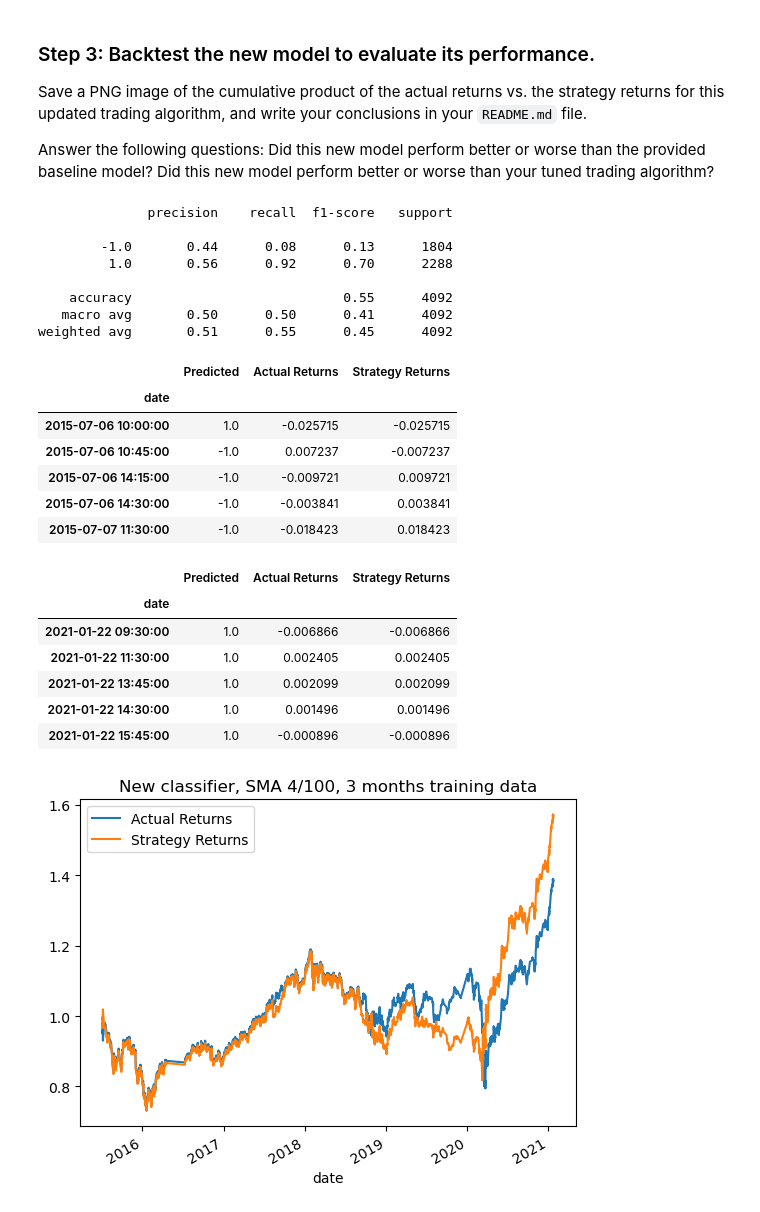
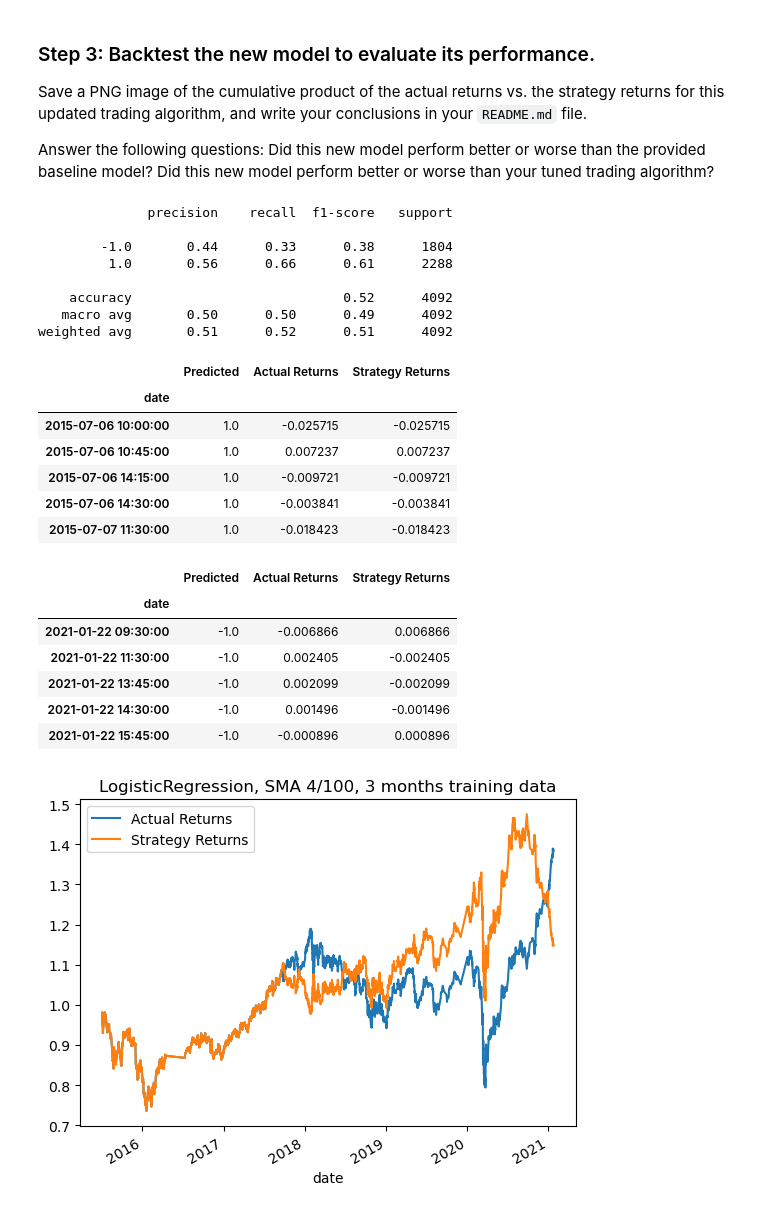
Before and after one commit to jamestan8292/Machine_Learning_Trading_Bot, a Jupyter notebook: machine_learning_trading_bot.ipynb, the cells around one changed output. Cells and saved outputs as stored; diff of their text form; code cells hidden in the pictures.

```diff
--- a/machine_learning_trading_bot.ipynb
+++ b/machine_learning_trading_bot.ipynb
@@ -86,7 +86,7 @@ display(signals_df.tail())
 # %%
 # Set the short window and long window
 short_window = 4
-long_window = 100
+long_window = 200
 
 # Generate the fast and slow simple moving averages (4 and 100 days, respectively)
 signals_df['SMA_Fast'] = signals_df['close'].rolling(window=short_window).mean()
@@ -374,9 +375,9 @@ from sklearn.tree import DecisionTreeClassifier
 from sklearn.linear_model import LogisticRegression
 
 # Initiate the model instance
-new_model = AdaBoostClassifier()
+# new_model = AdaBoostClassifier()
 # new_model = DecisionTreeClassifier()
-# new_model = LogisticRegression()
+new_model = LogisticRegression()
 # %% [markdown]
 ### Step 2: Using the original training data as the baseline model, fit another model with the new classifier.
 # %%
@@ -407,12 +408,12 @@ print(nc_testing_report)
 # %% [output]
               precision    recall  f1-score   support
 
-        -1.0       0.44      0.08      0.13      1804
-         1.0       0.56      0.92      0.70      2288
+        -1.0       0.44      0.33      0.38      1804
+         1.0       0.56      0.66      0.61      2288
 
-    accuracy                           0.55      4092
-   macro avg       0.50      0.50      0.41      4092
-weighted avg       0.51      0.55      0.45      4092
+    accuracy                           0.52      4092
+   macro avg       0.50      0.50      0.49      4092
+weighted avg       0.51      0.52      0.51      4092
 # %%
 # Create a new empty predictions DataFrame.
 
@@ -435,20 +436,20 @@ display(nc_predictions_df.tail())
 |  | Predicted | Actual Returns | Strategy Returns |
 | date |  |  |  |
 | 2015-07-06 10:00:00 | 1.0 | -0.025715 | -0.025715 |
-| 2015-07-06 10:45:00 | -1.0 | 0.007237 | -0.007237 |
-| 2015-07-06 14:15:00 | -1.0 | -0.009721 | 0.009721 |
-| 2015-07-06 14:30:00 | -1.0 | -0.003841 | 0.003841 |
-| 2015-07-07 11:30:00 | -1.0 | -0.018423 | 0.018423 |
+| 2015-07-06 10:45:00 | 1.0 | 0.007237 | 0.007237 |
+| 2015-07-06 14:15:00 | 1.0 | -0.009721 | -0.009721 |
+| 2015-07-06 14:30:00 | 1.0 | -0.003841 | -0.003841 |
+| 2015-07-07 11:30:00 | 1.0 | -0.018423 | -0.018423 |
 |  | Predicted | Actual Returns | Strategy Returns |
 | date |  |  |  |
-| 2021-01-22 09:30:00 | 1.0 | -0.006866 | -0.006866 |
-| 2021-01-22 11:30:00 | 1.0 | 0.002405 | 0.002405 |
-| 2021-01-22 13:45:00 | 1.0 | 0.002099 | 0.002099 |
-| 2021-01-22 14:30:00 | 1.0 | 0.001496 | 0.001496 |
-| 2021-01-22 15:45:00 | 1.0 | -0.000896 | -0.000896 |
+| 2021-01-22 09:30:00 | -1.0 | -0.006866 | 0.006866 |
+| 2021-01-22 11:30:00 | -1.0 | 0.002405 | -0.002405 |
+| 2021-01-22 13:45:00 | -1.0 | 0.002099 | -0.002099 |
+| 2021-01-22 14:30:00 | -1.0 | 0.001496 | -0.001496 |
+| 2021-01-22 15:45:00 | -1.0 | -0.000896 | 0.000896 |
 # %%
 # Plot the actual returns versus the strategy returns
-(1 + nc_predictions_df[['Actual Returns', 'Strategy Returns']]).cumprod().plot(title='New classifier, SMA 4/100, 3 months training data')
-plt.savefig('./images/ml_nc_4_100_3mths.png')
+(1 + nc_predictions_df[['Actual Returns', 'Strategy Returns']]).cumprod().plot(title='LogisticRegression, SMA 4/100, 3 months training data')
+plt.savefig('./images/ml_nc_4_100_3mths_LogisticRegression.png')
 # %% [output]
-[figure, old version]
+[figure, new version]
```
Also changed, not shown: parts of 15 cells of this notebook.
